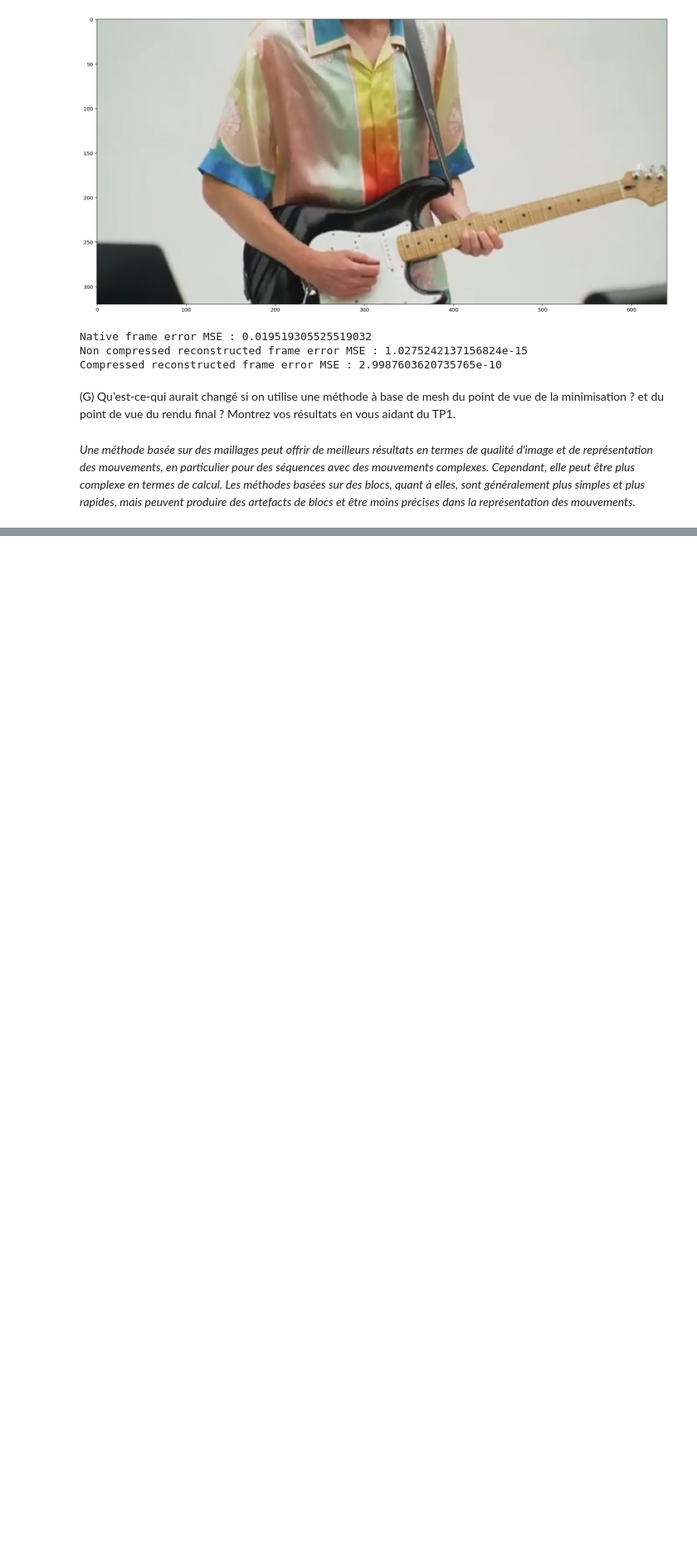
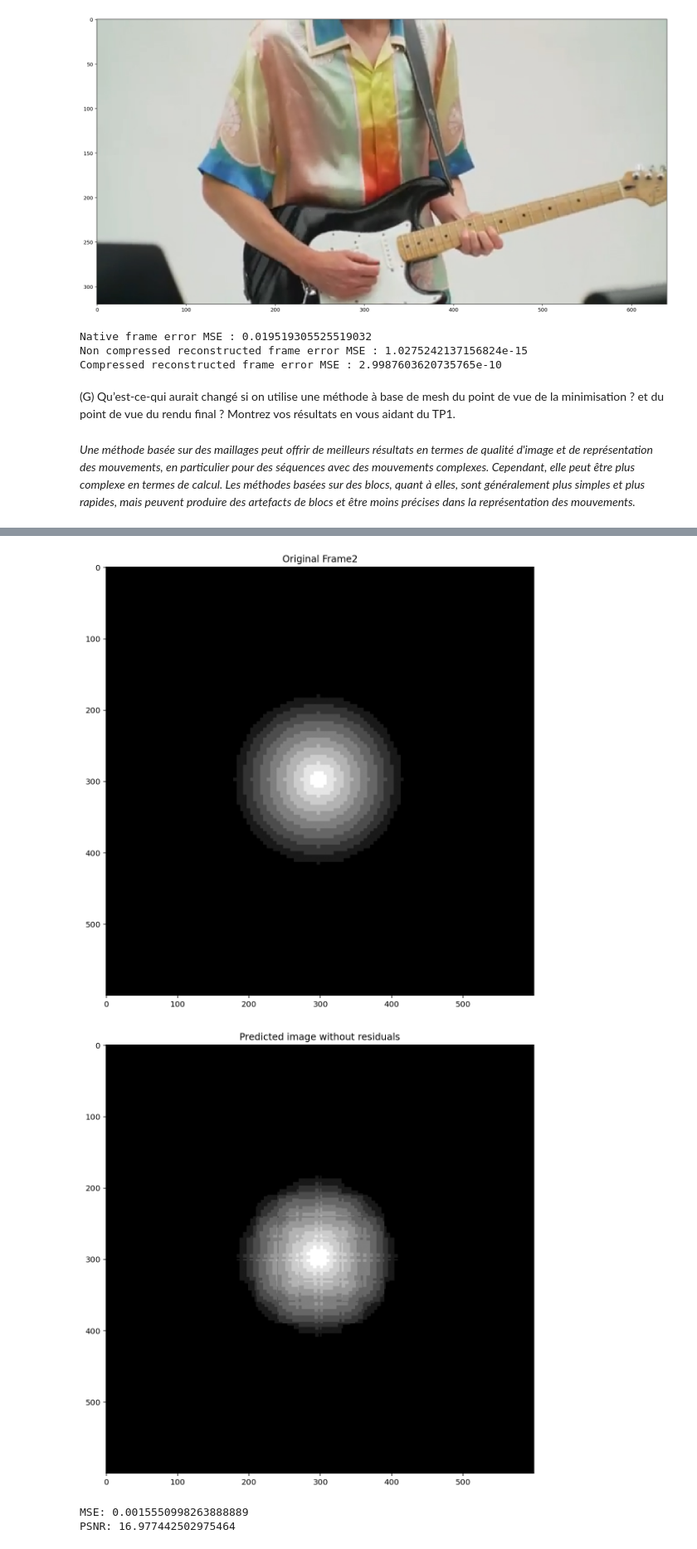
Before and after one commit to OrdinaryDev83/cvid-tp2, a Jupyter notebook: tp2.ipynb, the cells around one changed output, grey strips where cells are left out. Shown at 83% size. Drawn from its saved outputs; the diff is of its cells as text; code cells hidden in the pictures; blank space fills up the shorter version.

```diff
--- a/tp2.ipynb
+++ b/tp2.ipynb
@@ -239,7 +238,8 @@ plt.show()
 # %%
 def frame_error(predicted_frame, real_frame):
     # Calculate the SNR
-    return 10 * np.log10(np.sum(real_frame ** 2) / np.sum((real_frame - predicted_frame) ** 2))
+    return 10 * np.log10(np.sum(real_frame ** 2) \
+                         / np.sum((real_frame - predicted_frame) ** 2))
 # %%
 print(frame_error(images[0], images[1]))
 print(frame_error(reconstructed_img, images[1]))
@@ -249,7 +249,8 @@ print(frame_error(reconstructed_img, images[1]))
 # %%
 def frame_error_mse(predicted_frame, real_frame):
     # Calculate the MSE
-    return np.sum((real_frame - predicted_frame) ** 2) / (real_frame.shape[0] * real_frame.shape[1])
+    return np.sum((real_frame - predicted_frame) ** 2) \
+        / (real_frame.shape[0] * real_frame.shape[1])
 # %% [markdown]
 Quelle est la MSE de reconstruction ?
 # %%
@@ -395,3 +401,8 @@ point de vue de la minimisation ? et du point de vue du rendu final ? Montrez
 vos résultats en vous aidant du TP1.
 # %% [markdown]
 *Une méthode basée sur des maillages peut offrir de meilleurs résultats en termes de qualité d'image et de représentation des mouvements, en particulier pour des séquences avec des mouvements complexes. Cependant, elle peut être plus complexe en termes de calcul. Les méthodes basées sur des blocs, quant à elles, sont généralement plus simples et plus rapides, mais peuvent produire des artefacts de blocs et être moins précises dans la représentation des mouvements.*
+# %%
+# Load the images from the directory and normalize them
+images2 = []
+for filename in glob.glob('images2/*.png'):
+    images2.append(np.asarray(image.imread(filename)))
@@ -397,0 +629,31 @@ vos résultats en vous aidant du TP1.
+# %%
+def display_frame(frame, title="Frame"):
+    """
+    Display the given frame with a title
+    """
+    fig, ax = plt.subplots(1, figsize=(10, 10))
+    ax.imshow(frame, cmap='gray')
+    ax.set_title(title)
+    plt.show()
+
+block_div = 20
+nx = block_div
+ny = block_div
+
+frame1 = images2[0]
+frame2 = images2[1]
+# %%
+display_frame(frame2, title="Original Frame2")
+
+# Use the displacements to predict the frame 2 from frame 1 which will lead to prediction errors
+predicted_image_non_residuals = \
+    predict_frame_using_displacements(frame1, displacement_mesh)
+display_frame(predicted_image_non_residuals, \
+              "Predicted image without residuals")
+print("MSE:", frame_error_mse(frame2, predicted_image_non_residuals))
+print("PSNR:", frame_error(frame2, predicted_image_non_residuals))
+# %% [output]
+[figure, added]
+[figure, added]
+MSE: 0.0015550998263888889
+PSNR: 16.977442502975464
```
Also changed, not shown: parts of 11 cells of this notebook, 4 other files.
